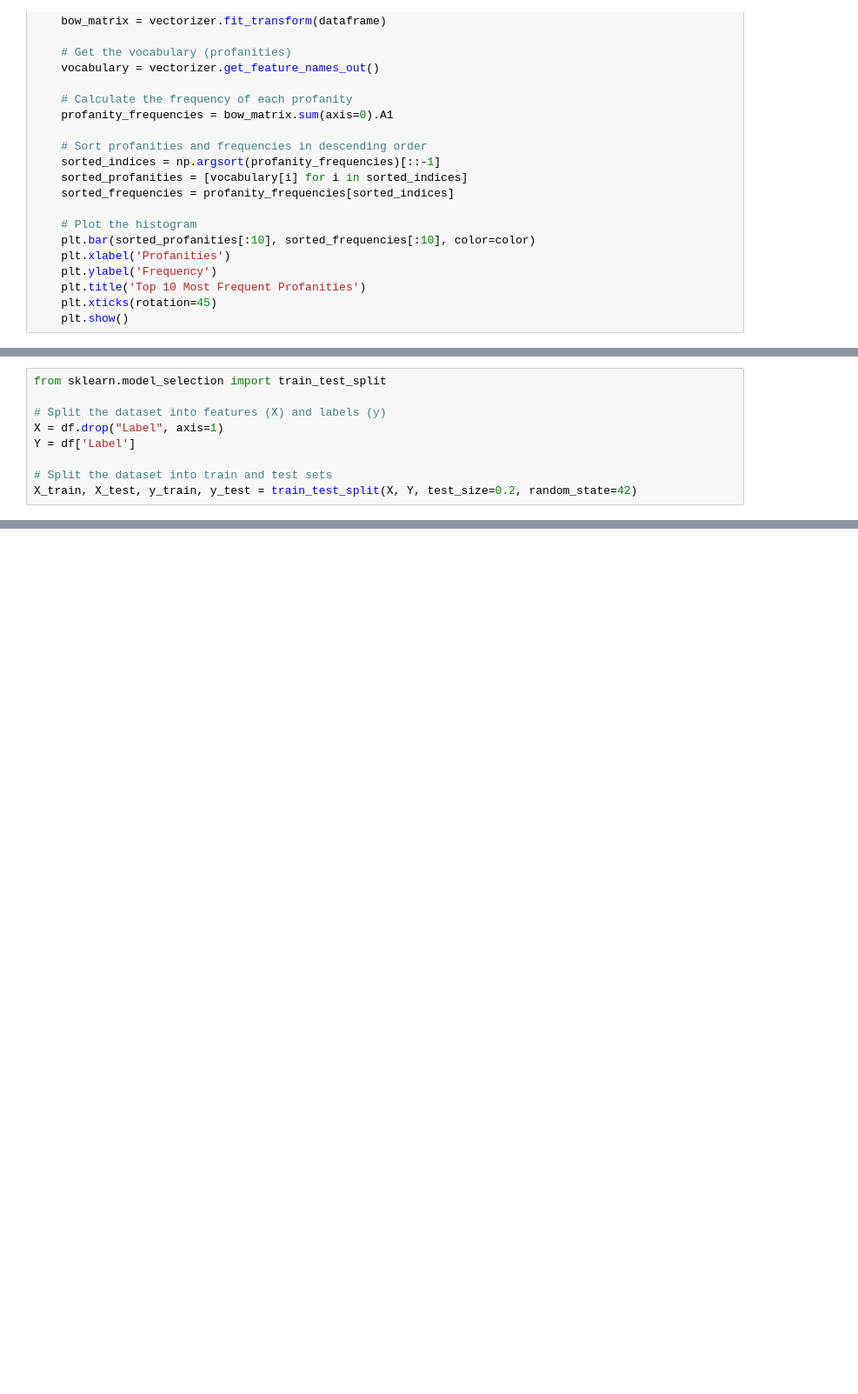
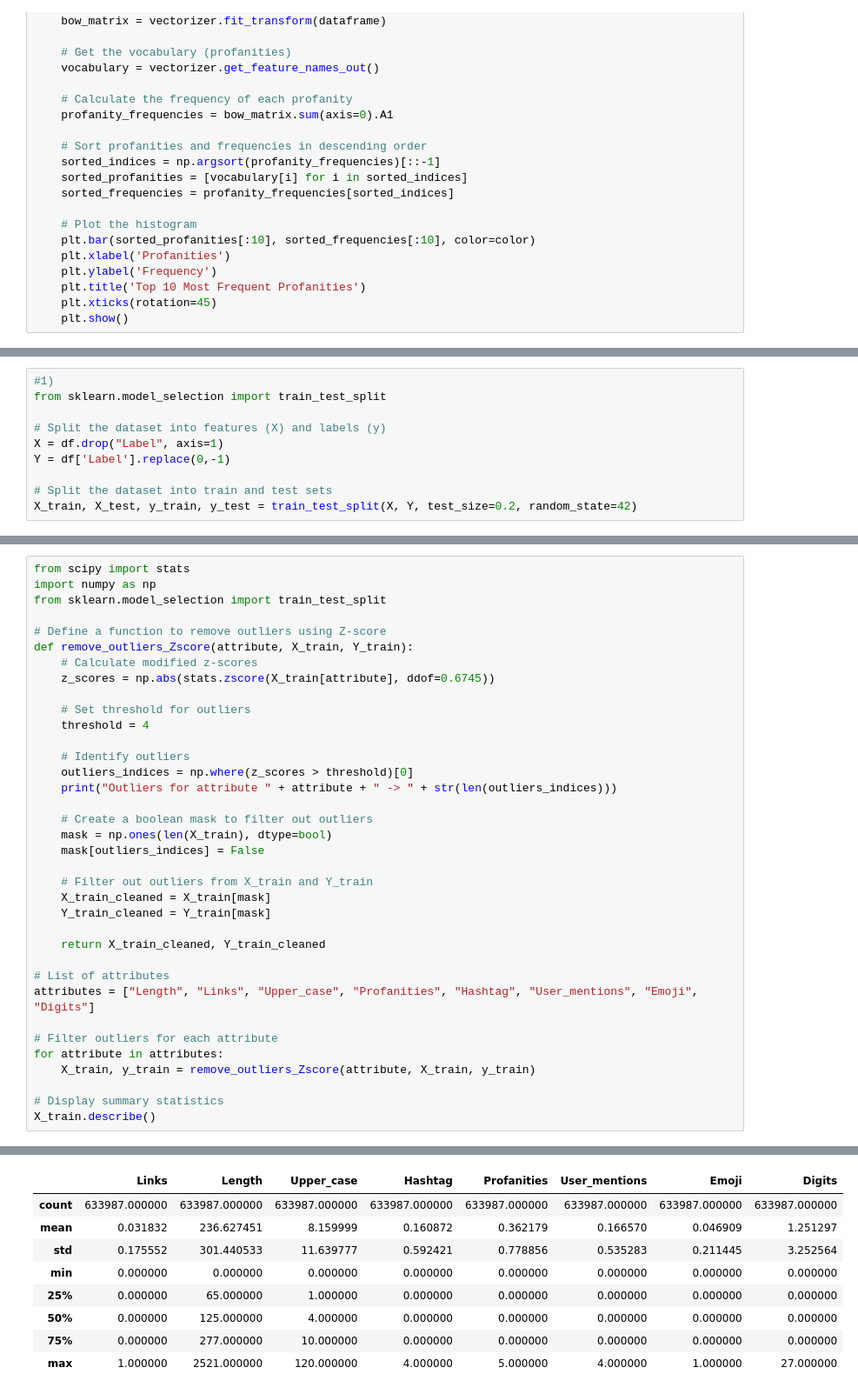
Before and after one commit to FilippoSechi/HateSpeechDetection, a Jupyter notebook: notebook.ipynb, the cells around one changed output, grey strips where cells are left out. Shown at 87% size. Saved outputs shown, nothing was run; the diff lists cells and outputs as text; blank space fills up the shorter version.

```diff
--- a/notebook.ipynb
+++ b/notebook.ipynb
@@ -459,9 +398,10 @@ plt.show()
 # %%
+#1)
 from sklearn.model_selection import train_test_split
 
 # Split the dataset into features (X) and labels (y)
 X = df.drop("Label", axis=1)
-Y = df['Label']
+Y = df['Label'].replace(0,-1)
 
 # Split the dataset into train and test sets
 X_train, X_test, y_train, y_test = train_test_split(X, Y, test_size=0.2, random_state=42)
@@ -521,0 +408,37 @@ TypeError: 'coo_matrix' object is not subscriptable
+# %%
+from scipy import stats
+import numpy as np
+from sklearn.model_selection import train_test_split
+
+# Define a function to remove outliers using Z-score
+def remove_outliers_Zscore(attribute, X_train, Y_train):
+    # Calculate modified z-scores
+    z_scores = np.abs(stats.zscore(X_train[attribute], ddof=0.6745))
+
+    # Set threshold for outliers
+    threshold = 4
+
+    # Identify outliers
+    outliers_indices = np.where(z_scores > threshold)[0]
+    print("Outliers for attribute " + attribute + " -> " + str(len(outliers_indices)))
+
+    # Create a boolean mask to filter out outliers
+    mask = np.ones(len(X_train), dtype=bool)
+    mask[outliers_indices] = False
+
+    # Filter out outliers from X_train and Y_train
+    X_train_cleaned = X_train[mask]
+    Y_train_cleaned = Y_train[mask]
+
+    return X_train_cleaned, Y_train_cleaned
+
+# List of attributes
+attributes = ["Length", "Links", "Upper_case", "Profanities", "Hashtag", "User_mentions", "Emoji", "Digits"]
+
+# Filter outliers for each attribute
+for attribute in attributes:
+    X_train, y_train = remove_outliers_Zscore(attribute, X_train, y_train)
+
+# Display summary statistics
+X_train.describe()
+# %% [output]
@@ -521,0 +453,9 @@ TypeError: 'coo_matrix' object is not subscriptable
+|  | Links | Length | Upper_case | Hashtag | Profanities | User_mentions | Emoji | Digits |
+| count | 633987.000000 | 633987.000000 | 633987.000000 | 633987.000000 | 633987.000000 | 633987.000000 | 633987.000000 | 633987.000000 |
+| mean | 0.031832 | 236.627451 | 8.159999 | 0.160872 | 0.362179 | 0.166570 | 0.046909 | 1.251297 |
+| std | 0.175552 | 301.440533 | 11.639777 | 0.592421 | 0.778856 | 0.535283 | 0.211445 | 3.252564 |
+| min | 0.000000 | 0.000000 | 0.000000 | 0.000000 | 0.000000 | 0.000000 | 0.000000 | 0.000000 |
+| 25% | 0.000000 | 65.000000 | 1.000000 | 0.000000 | 0.000000 | 0.000000 | 0.000000 | 0.000000 |
+| 50% | 0.000000 | 125.000000 | 4.000000 | 0.000000 | 0.000000 | 0.000000 | 0.000000 | 0.000000 |
+| 75% | 0.000000 | 277.000000 | 10.000000 | 0.000000 | 0.000000 | 0.000000 | 0.000000 | 0.000000 |
+| max | 1.000000 | 2521.000000 | 120.000000 | 4.000000 | 5.000000 | 4.000000 | 1.000000 | 27.000000 |
```
Also changed, not shown: parts of 27 cells of this notebook.
